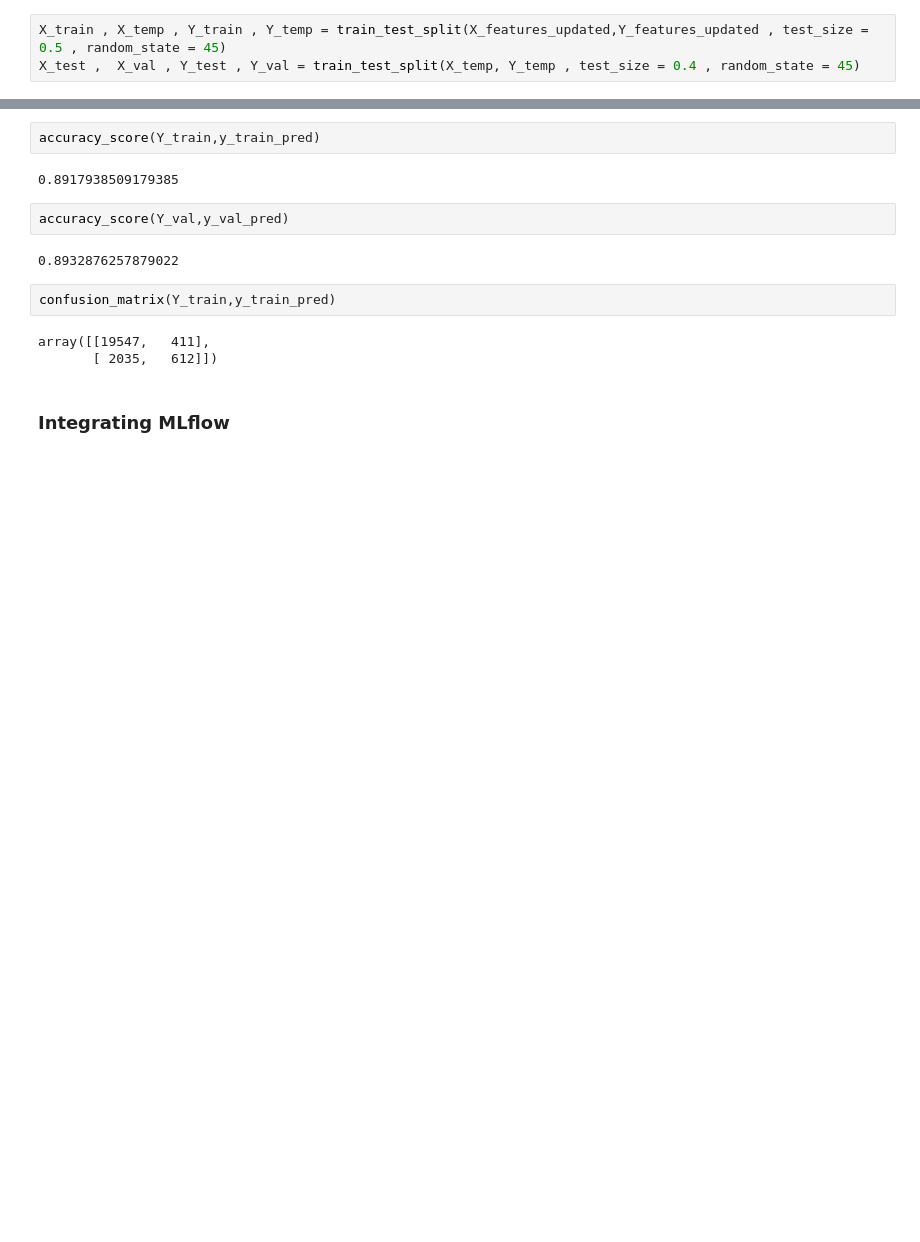
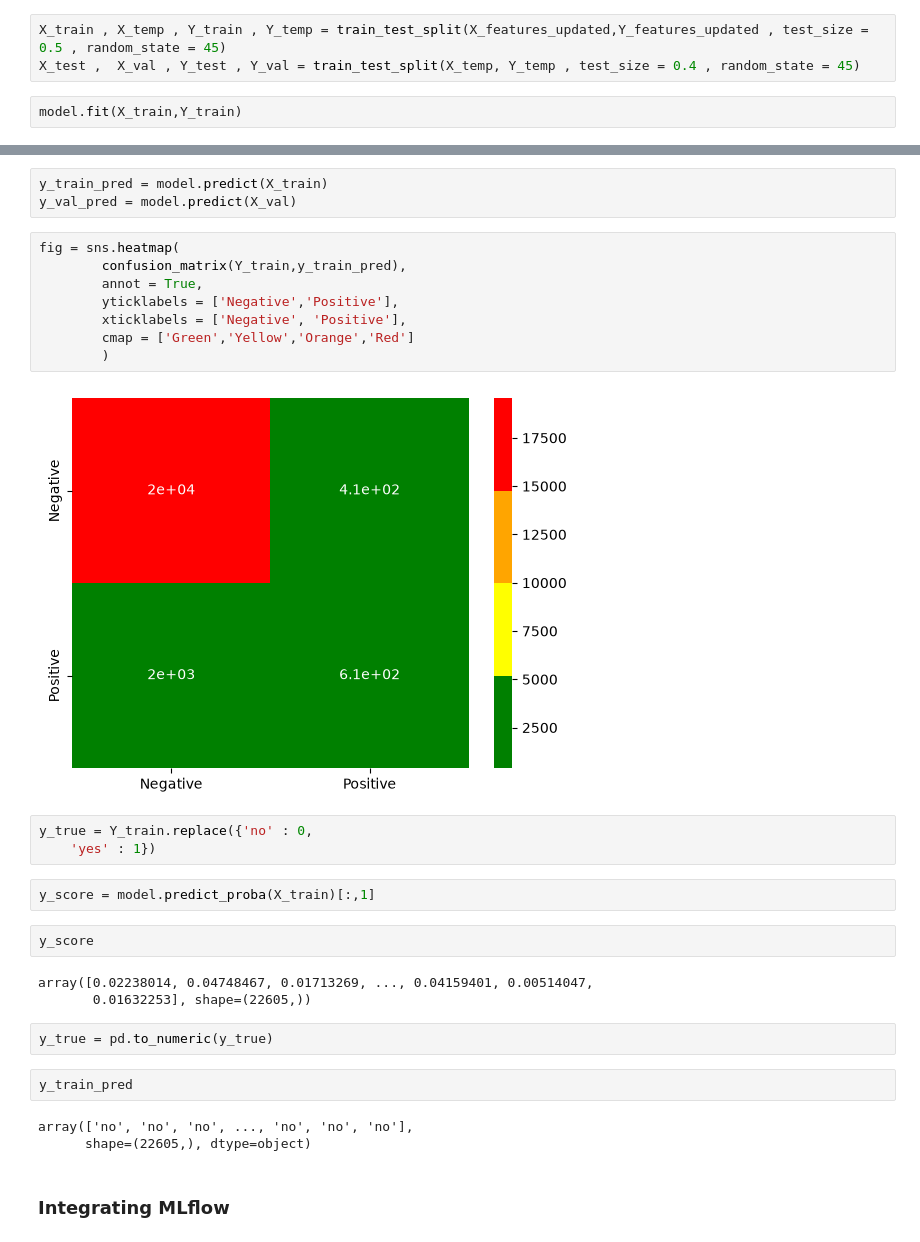
Before and after one commit to Lester-723/MLOps-Learning, a Jupyter notebook: Azure - MLflow Integration.ipynb, the cells around one changed output, grey strips where cells are left out. Cells and saved outputs as stored; diff of their text form; blank space fills up the shorter version.

```diff
--- a/Azure - MLflow Integration.ipynb
+++ b/Azure - MLflow Integration.ipynb
@@ -125,3 +135,5 @@ Y_features.shape
 # %%
 X_train , X_temp , Y_train , Y_temp = train_test_split(X_features_updated,Y_features_updated , test_size = 0.5 , random_state = 45)
 X_test ,  X_val , Y_test , Y_val = train_test_split(X_temp, Y_temp , test_size = 0.4 , random_state = 45)
+# %%
+model.fit(X_train,Y_train)
@@ -130,18 +144,35 @@ type_of_target(Y_train)
 # %% [output]
 'binary'
-# %%
-accuracy_score(Y_train,y_train_pred)
-# %% [output]
-0.8917938509179385
-# %%
-accuracy_score(Y_val,y_val_pred)
-# %% [output]
-0.8932876257879022
-# %%
-confusion_matrix(Y_train,y_train_pred)
-# %% [output]
-array([[19547,   411],
-       [ 2035,   612]])
+# %%
+y_train_pred = model.predict(X_train)
+y_val_pred = model.predict(X_val)
+# %%
+fig = sns.heatmap(
+        confusion_matrix(Y_train,y_train_pred),
+        annot = True,
+        yticklabels = ['Negative','Positive'],
+        xticklabels = ['Negative', 'Positive'],
+        cmap = ['Green','Yellow','Orange','Red']
+        )
+# %% [output]
+[figure, added]
+# %%
+y_true = Y_train.replace({'no' : 0,
+    'yes' : 1})
+# %%
+y_score = model.predict_proba(X_train)[:,1]
+# %%
+y_score
+# %% [output]
+array([0.02238014, 0.04748467, 0.01713269, ..., 0.04159401, 0.00514047,
+       0.01632253], shape=(22605,))
+# %%
+y_true = pd.to_numeric(y_true)
+# %%
+y_train_pred
+# %% [output]
+array(['no', 'no', 'no', ..., 'no', 'no', 'no'],
+      shape=(22605,), dtype=object)
 # %% [markdown]
 ### Integrating MLflow
 # %%
```
Also changed, not shown: parts of 7 cells of this notebook, 1 other file.
